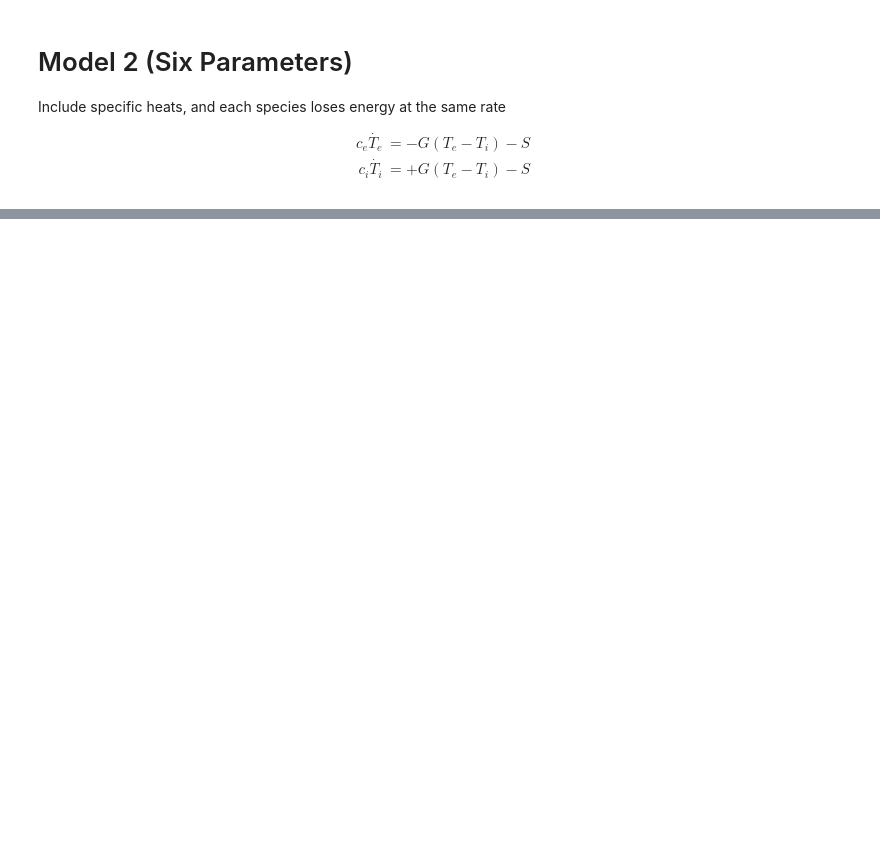
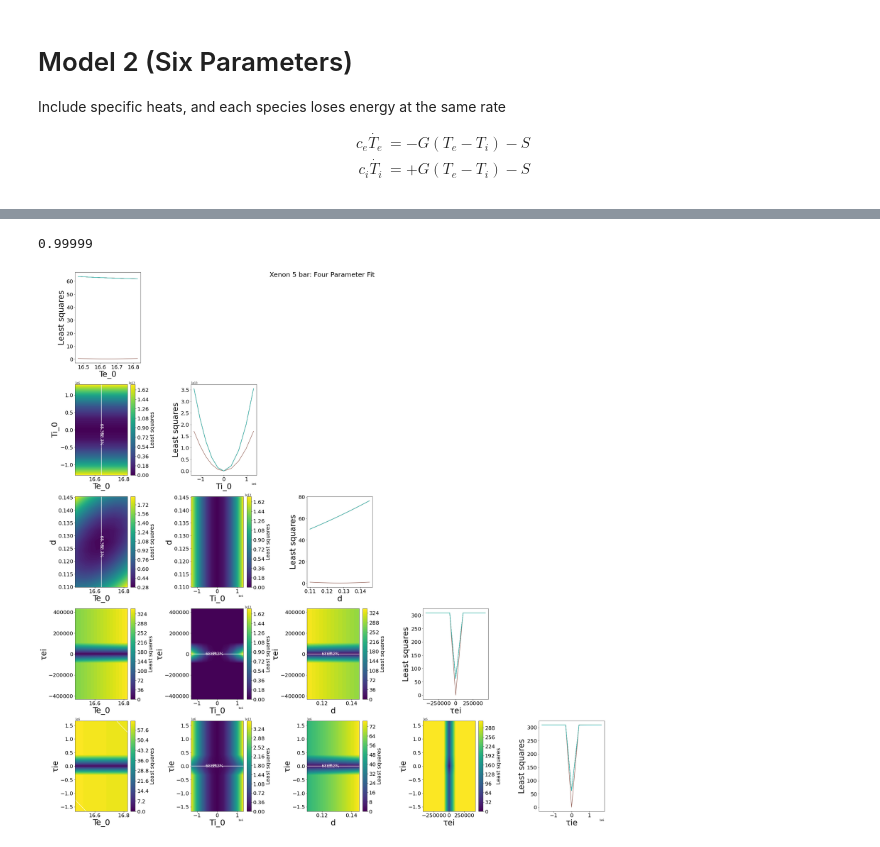
Before and after one commit to MurilloGroupMSU/Two-Temperature-Model, a Jupyter notebook: Fitting_to_Experiment.ipynb, the cells around one changed output, grey strips where cells are left out. Cells and saved outputs as stored; diff of their text form; code cells hidden in the pictures; blank space fills up the shorter version.

```diff
--- a/Fitting_to_Experiment.ipynb
+++ b/Fitting_to_Experiment.ipynb
@@ -320,6 +252,16 @@ c_i \dot{T_i} &= + G (T_e - T_i) - S
 \end{align}
 # %%
 def T_model_2(t, Te_0, Ti_0, G, S, ce, ci):
+    """
+    Args:
+        Te_0: Electron Initial Temperature [kK]
+        Ti_0: Ion Initial Temperature [kK]
+        G: Electron-Ion Coupling []
+        S:
+        ce: Electron heat Capacity [J/K/m^3]
+        ci: Ion heat Capacity [J/kK/m^3]
+
+    """
     ΔT0 = (Te_0-Ti_0)
     Σ_tilde_T0 = (ce*Te_0+ci*Ti_0)/(ce+ci)
 
@@ -328,3 +270,25 @@ def T_model_2(t, Te_0, Ti_0, G, S, ce, ci):
 
     Te = (ΔT + (ce+ci)*Σ_tilde_T/ci)/(1+ce/ci)
     return Te
+
+
+def T_model_3(t, Te_0, Ti_0, d, τei, τie):
+    """
+    Args:
+        Te_0: Electron Initial Temperature [kK]
+        Ti_0: Ion Initial Temperature [kK]
+        G: Electron-Ion Coupling []
+        S:
+        ce: Electron heat Capacity [J/K/m^3]
+        ci: Ion heat Capacity [J/kK/m^3]
+
+    """
+    ΔT0 = (Te_0-Ti_0)
+    νei, νie = 1/τei, 1/τie
+    Σ_tilde_T0 = (Te_0*νie + Ti_0*νei)/(νei + νie)
+
+    Σ_tilde_T = Σ_tilde_T0 - d * t
+    ΔT = ΔT0 * np.exp(-t*(νei + νie))
+
+    Te = (ΔT + (νei+νie)*Σ_tilde_T/νei)/(1+νie/νei)
+    return Te
@@ -335,0 +299,10 @@ RuntimeError: Optimal parameters not found: Number of calls to function has reac
+# %%
+ce_guess = 3/2 * (6e26) * k_B*1e3 # J/kK/m^3
+ci_guess = ce_guess
+τ_guess  = 2.5 # ns
+G_guess  = ce_guess/τ_guess # J/kK/ns/m^3
+dTdt_lin_guess    = 0.15 # kK/ns
+S_guess  = dTdt_lin_guess*ce_guess
+
+model2 = FitAnalysis(Xe_data, T_model_2, fit_guess = (16, 9, G_guess, S_guess, ce_guess, ci_guess ) )
+model3 = FitAnalysis(Xe_data, T_model_3, fit_guess = (16, 9, dTdt_lin_guess, τ_guess, τ_guess ) )
@@ -335,0 +327,8 @@ RuntimeError: Optimal parameters not found: Number of calls to function has reac
+# %%
+model3.make_least_squares_grid(N=10)
+# %% [output]
+0.99999
+# %%
+model3.plot_all_slices()
+# %% [output]
+[figure, added]
```
Also changed, not shown: parts of 16 cells of this notebook.
